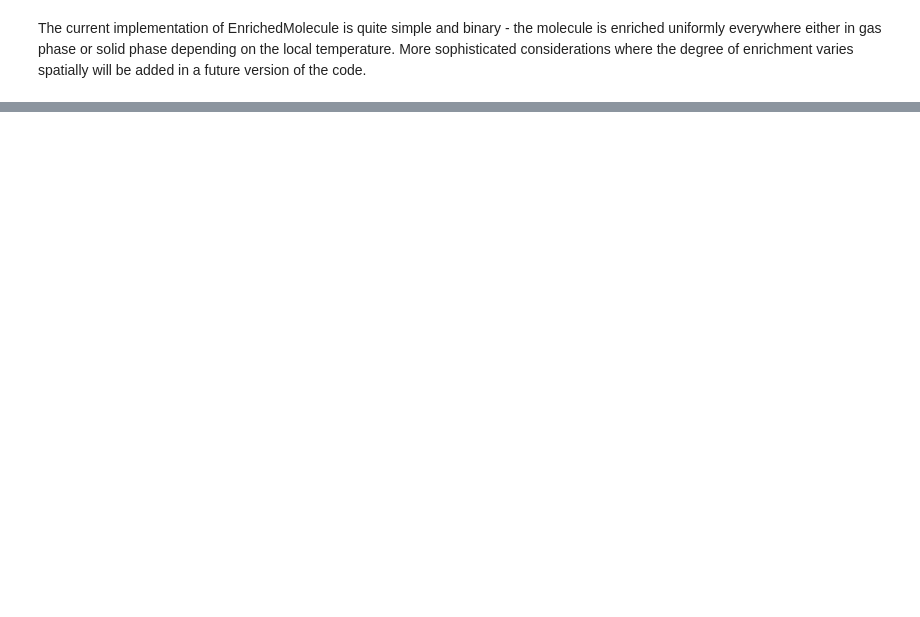
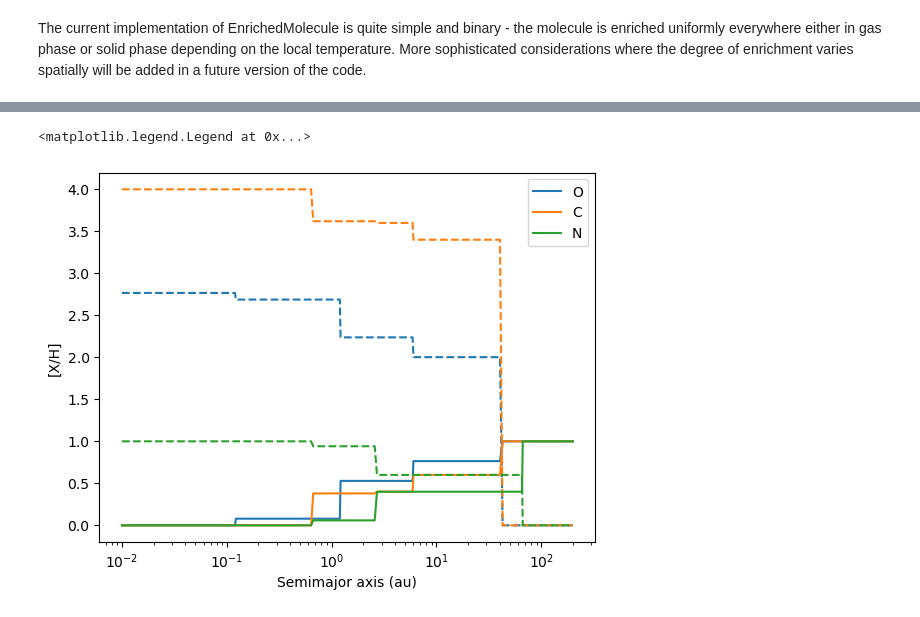
Before and after one commit to y-chachan/accomp, a Jupyter notebook: examples/example_molecule_disk_classes.ipynb, the cells around one changed output, grey strips where cells are left out. Drawn from its saved outputs; the diff is of its cells as text; code cells hidden in the pictures; blank space fills up the shorter version.

```diff
--- a/examples/example_molecule_disk_classes.ipynb
+++ b/examples/example_molecule_disk_classes.ipynb
@@ -274,0 +256,43 @@ The current implementation of EnrichedMolecule is quite simple and binary - the
+# %%
+co_enrich = class_Molecule.EnrichedMolecule('CO', 30.)
+co_enrich.set_elem_fraction(st, 'C', 3.)
+
+co2_enrich = class_Molecule.EnrichedMolecule('CO2', 70.)
+co2_enrich.set_elem_fraction(st, 'C', 2.)
+# %%
+solids_list = []
+gas_list = []
+
+#along with the pre-set semimajor axis values, it is useful to calculate this composition at the location of the snowlines so that the composition transitions are vertical in this plot
+
+orb_dist = np.copy(disk.semimajor / const.au.cgs.value)
+snowlines = disk.get_condensation_locations(mol_dict_custom)
+snowlines = np.array([snowlines[k] for k in snowlines.keys()])
+orb_dist = np.append(orb_dist, snowlines)
+orb_dist = np.sort(orb_dist)
+temp_arr = disk.get_location_temperature(orb_dist)
+
+gas_enrichment = np.array([co2_enrich, co_enrich])
+gas_enrichment_T_cond = np.array([gas_enrichment[i].condensation_T for i in range(len(gas_enrichment))])
+
+for i in range(len(orb_dist)):
+    solids, gas = disk.get_solid_gas_composition(mol_dict_custom, location=orb_dist[i], gas_enrichment=gas_enrichment[gas_enrichment_T_cond <= temp_arr[i]])
+    solids_list.append(solids)
+    gas_list.append(gas)
+
+solids_location = {k: np.array([solids_list[r][k] for r in range(len(orb_dist))]) for k in mol_dict_custom.summed_abundances.keys()}
+gas_location = {k: np.array([gas_list[r][k] for r in range(len(orb_dist))]) for k in mol_dict_custom.summed_abundances.keys()}
+# %%
+plt.figure()
+
+for i, k in enumerate(solids_location.keys()):
+    plt.plot(orb_dist, solids_location[k], color='C' + str(i), label=k)
+    plt.plot(orb_dist, gas_location[k], ls='--', color='C' + str(i))
+
+plt.xscale('log')
+plt.xlabel('Semimajor axis (au)')
+plt.ylabel('[X/H]')
+plt.legend()
+# %% [output]
+<matplotlib.legend.Legend at 0x...>
+[figure, added]
```
Also changed, not shown: parts of 15 cells of this notebook, 1 other file.
